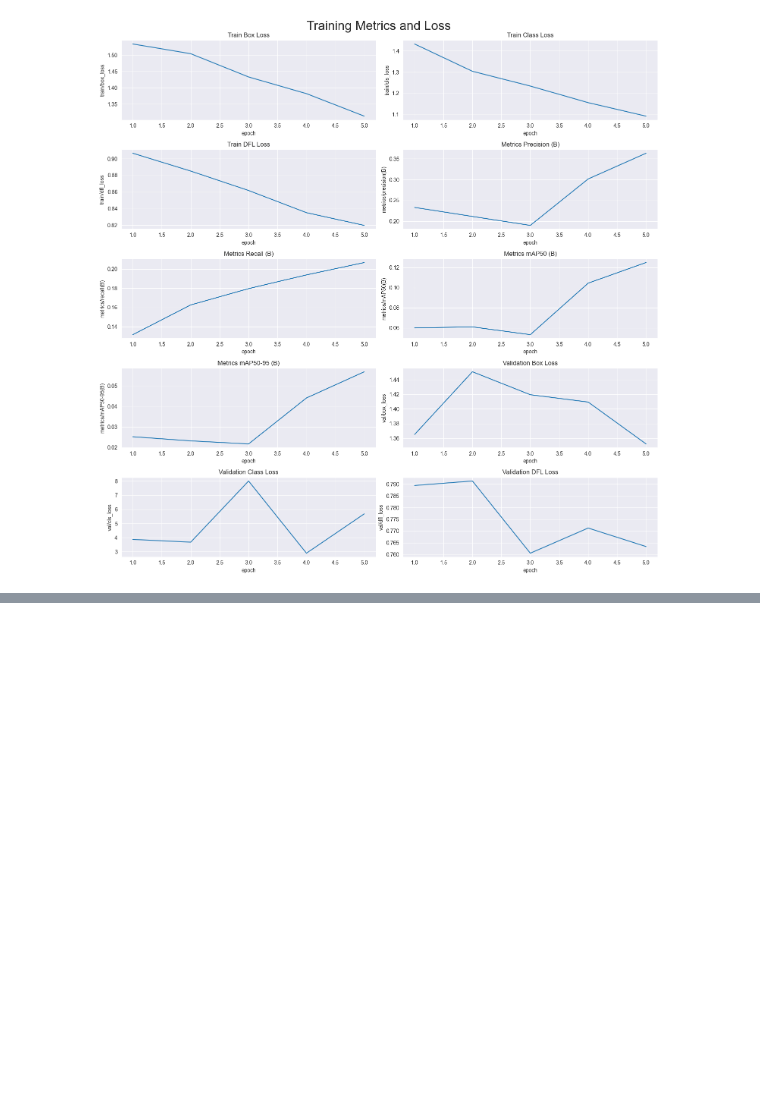
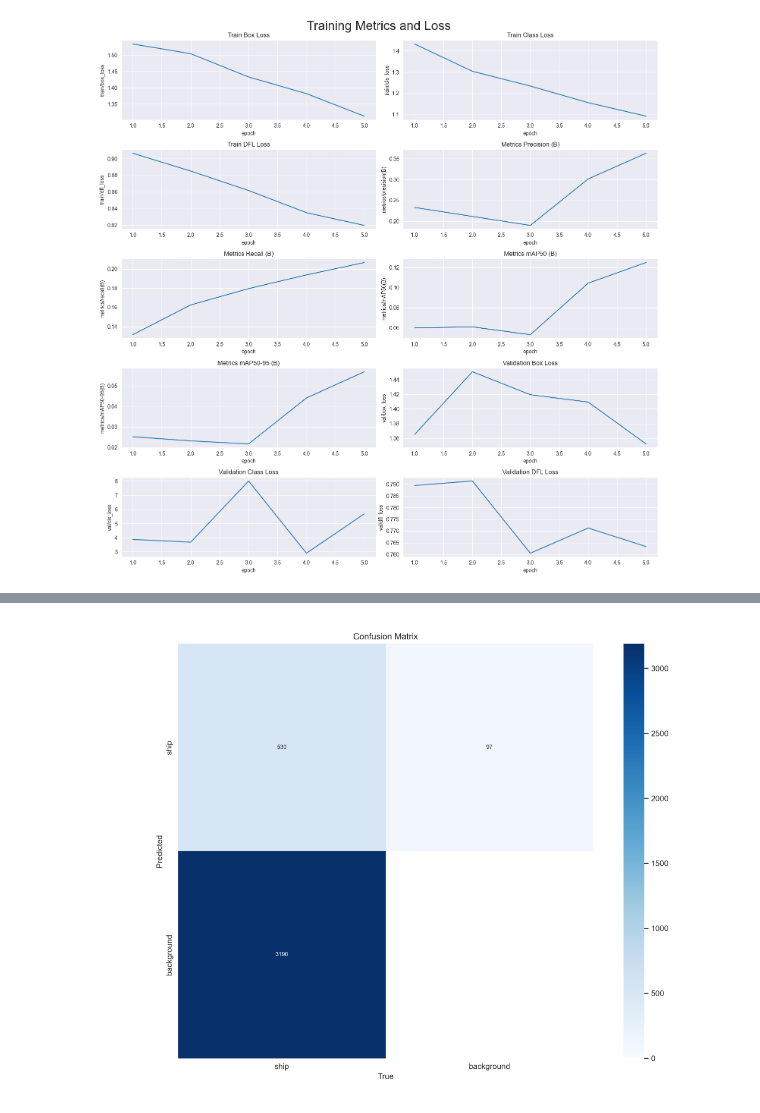
Before and after one commit to binghantsai/final-AI, a Jupyter notebook: yolo.ipynb, the cells around one changed output, grey strips where cells are left out. Cells and saved outputs as stored; diff of their text form; code cells hidden in the pictures; blank space fills up the shorter version.

```diff
--- a/yolo.ipynb
+++ b/yolo.ipynb
@@ -219,0 +261,12 @@ metrics = model.val(conf = 0.25, split = 'test')
+# %%
+%matplotlib inline
+# Reading the confusion matrix image file
+img = mpimg.imread('./runs/detect/train/confusion_matrix.png')
+
+# Plotting the confusion matrix image
+fig, ax = plt.subplots(figsize = (15, 15))
+
+ax.imshow(img)
+ax.axis('off'); # 逗號表示不顯示軸
+# %% [output]
+[figure, added]
```
Also changed, not shown: parts of 8 cells of this notebook.
